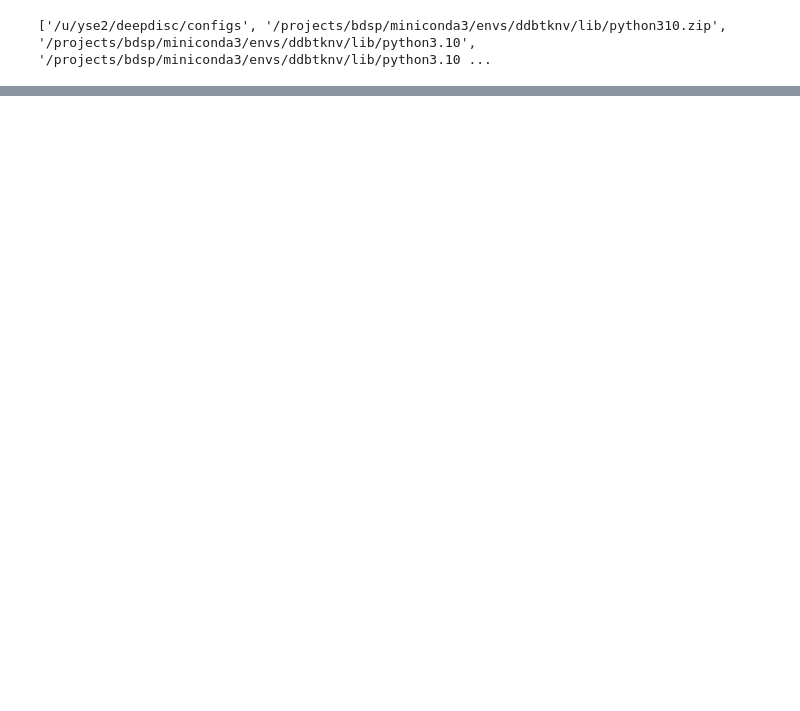
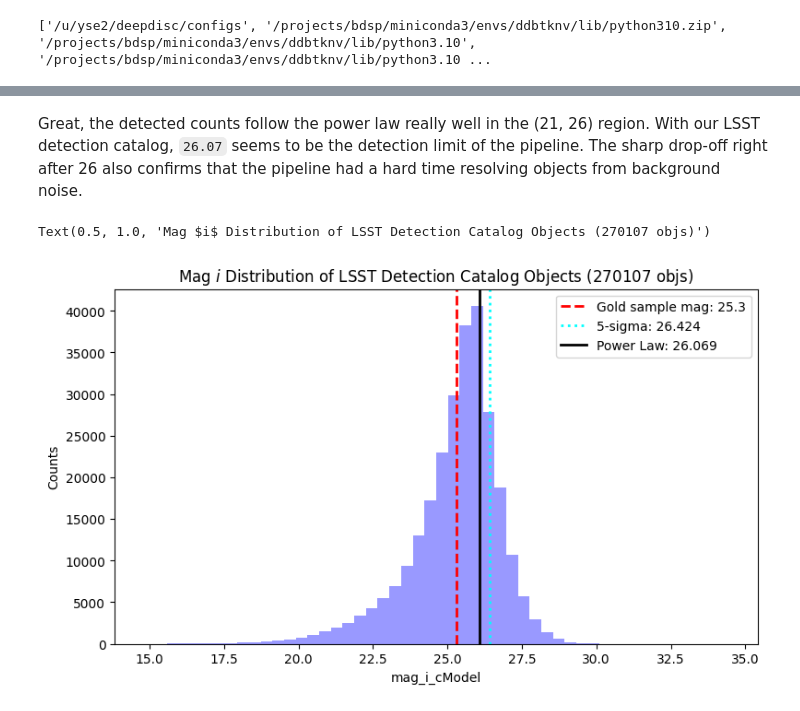
Before and after one commit to grantmerz/DeepDISC_Roman_Rubin, a Jupyter notebook: test_cats.ipynb, the cells around one changed output, grey strips where cells are left out. Saved outputs shown, nothing was run; the diff lists cells and outputs as text; code cells hidden in the pictures; blank space fills up the shorter version.

```diff
--- a/test_cats.ipynb
+++ b/test_cats.ipynb
@@ -402,0 +223,18 @@ matched_dd_lsst_truth.to_json(f'{os.path.expanduser("~")}/lsst_runs/{run_name}/m
+# %%
+counts, bin_edges = np.histogram(clean_det_cat[np.isfinite(clean_det_cat['mag_i_cModel'])]['mag_i_cModel'], bins=50)
+# bin with highest count
+peak_bin_index = np.argmax(counts)
+# since bin edges give you (bins+1) edges, we do +1 to get center of peak bin
+peak_mag = (bin_edges[peak_bin_index] + bin_edges[peak_bin_index + 1]) / 2
+plt.figure(figsize=(9, 5))
+plt.xlabel('mag_i_cModel')
+plt.ylabel('Counts')
+# plt.axvline(np.mean(clean_det_cat['mag_i_cModel']), color='green', linestyle='solid',
+#             linewidth='2', label=f'Mean mag_i_cModel: {np.mean(clean_det_cat["mag_i_cModel"]):.3f}')
+plt.axvline(peak_mag, color='red', linestyle='dashed', linewidth='2',
+            label=f"Peak's mag_i_cModel: {peak_mag:.3f}")
+plt.axvline(25.3, color='black', linestyle='--', linewidth='2', label=f'Gold sample mag: 25.3')
+plt.axvline(given_mag_limit, color='cyan', linestyle=':', linewidth='2', label=f'5-sigma: {given_mag_limit:.3f}')
+plt.hist(clean_det_cat['mag_i_cModel'], bins=50, alpha=0.4, color='blue')
+plt.legend()
+plt.title(f"Mag $i$ Distribution of LSST Detection Catalog Objects ({len(clean_det_cat)} objs)")
@@ -402,0 +312,6 @@ matched_dd_lsst_truth.to_json(f'{os.path.expanduser("~")}/lsst_runs/{run_name}/m
+# %%
+mag_limit = find_mag_limit_power_law(clean_det_cat['mag_i_cModel'].values,
+                                     mag_col='mag_i_cModel',
+                                     fit_range=(21.0, 26.0),
+                                     threshold=0.80,
+                                     bins=400)
@@ -402,0 +322,20 @@ matched_dd_lsst_truth.to_json(f'{os.path.expanduser("~")}/lsst_runs/{run_name}/m
+# %% [markdown]
+Great, the detected counts follow the power law really well in the (21, 26) region. With our LSST detection catalog, `26.07` seems to be the detection limit of the pipeline. The sharp drop-off right after 26 also confirms that the pipeline had a hard time resolving objects from background noise.
+# %%
+counts, bin_edges = np.histogram(clean_det_cat[np.isfinite(clean_det_cat['mag_i_cModel'])]['mag_i_cModel'], bins=50)
+# bin with highest count
+peak_bin_index = np.argmax(counts)
+# since bin edges give you (bins+1) edges, we do +1 to get center of peak bin
+peak_mag = (bin_edges[peak_bin_index] + bin_edges[peak_bin_index + 1]) / 2
+plt.figure(figsize=(9, 5))
+plt.xlabel('mag_i_cModel')
+plt.ylabel('Counts')
+plt.axvline(25.3, color='red', linestyle='--', linewidth='2', label=f'Gold sample mag: 25.3')
+plt.axvline(given_mag_limit, color='cyan', linestyle=':', linewidth='2', label=f'5-sigma: {given_mag_limit:.3f}')
+plt.axvline(mag_limit, color='black', linestyle='solid', linewidth='2', label=f'Power Law: {mag_limit:.3f}')
+plt.hist(clean_det_cat['mag_i_cModel'], bins=50, alpha=0.4, color='blue')
+plt.legend()
+plt.title(f"Mag $i$ Distribution of LSST Detection Catalog Objects ({len(clean_det_cat)} objs)")
+# %% [output]
+Text(0.5, 1.0, 'Mag $i$ Distribution of LSST Detection Catalog Objects (270107 objs)')
+[figure, added]
```
Also changed, not shown: parts of 76 cells of this notebook, 1 other file.
